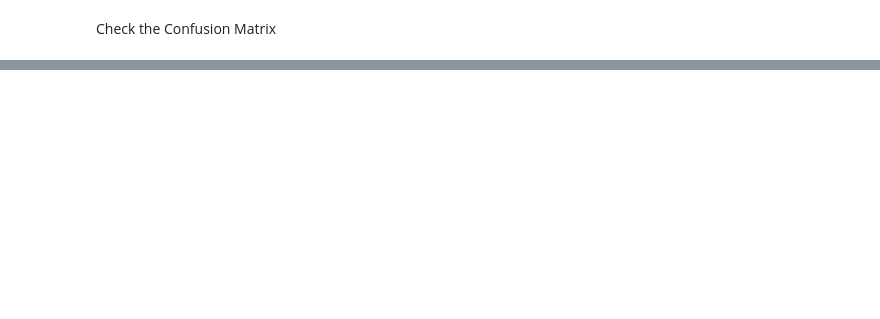
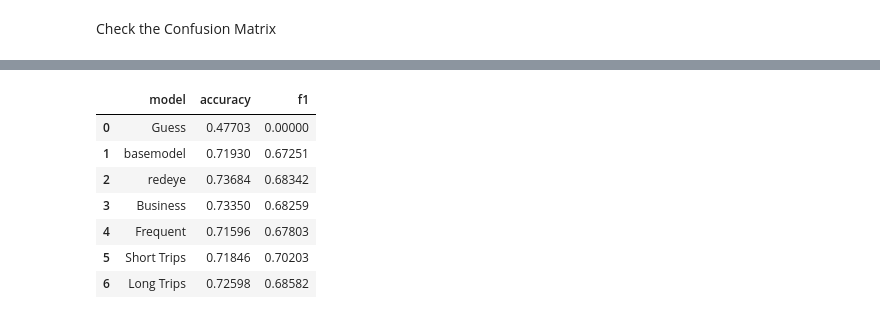
Before and after one commit to rwengstrom/AlaskaCapstone, a Jupyter notebook: Model.ipynb, the cells around one changed output, grey strips where cells are left out. Cells and saved outputs as stored; diff of their text form; code cells hidden in the pictures; blank space fills up the shorter version.

```diff
--- a/Model.ipynb
+++ b/Model.ipynb
@@ -205,0 +209,7 @@ accuracy
+# %%
+basepred = np.array(baselineresult.predict(df_test) > 0.5, dtype=float)
+redeyepred = np.array(redeyeresult.predict(df_test) > 0.5, dtype=float)
+businesspred = np.array(businessresult.predict(df_test) > 0.5, dtype=float)
+frequentpred = np.array(frequentresult.predict(df_test) > 0.5, dtype=float)
+shortpred = np.array(shortresult.predict(df_test) > 0.5, dtype=float)
+longpred = np.array(longresult.predict(df_test) > 0.5, dtype=float)
@@ -205,0 +773,31 @@ accuracy
+# %%
+guessaccuracy = y_dftest.sum()/y_dftest.count()
+baselineaccuracy = accuracy_score(y_dftest, basepred)
+redeyeaccuracy = accuracy_score(y_dftest,redeyepred)
+businessaccuracy = accuracy_score(y_dftest,businesspred)
+frequentaccuracy = accuracy_score(y_dftest,frequentpred)
+shortaccuracy = accuracy_score(y_dftest,shortpred)
+longaccuracy = accuracy_score(y_dftest,longpred)
+
+baself1 = f1_score(y_dftest, basepred)
+redeyef1 = f1_score(y_dftest,redeyepred)
+businessf1 = f1_score(y_dftest,businesspred)
+frequentf1 = f1_score(y_dftest,frequentpred)
+shortf1 = f1_score(y_dftest,shortpred)
+longf1 = f1_score(y_dftest,longpred)
+
+acc = { 'model': ['Guess','basemodel','redeye','Business', 'Frequent', 'Short Trips','Long Trips'],
+        'accuracy': [guessaccuracy, baselineaccuracy, redeyeaccuracy, businessaccuracy, frequentaccuracy, shortaccuracy, longaccuracy],
+        'f1': [0, basef1, redeyef1, businessf1, frequentf1, shortf1, longf1] }
+
+accuracy = pd.DataFrame(acc)
+accuracy
+# %% [output]
+|  | model | accuracy | f1 |
+| 0 | Guess | 0.47703 | 0.00000 |
+| 1 | basemodel | 0.71930 | 0.67251 |
+| 2 | redeye | 0.73684 | 0.68342 |
+| 3 | Business | 0.73350 | 0.68259 |
+| 4 | Frequent | 0.71596 | 0.67803 |
+| 5 | Short Trips | 0.71846 | 0.70203 |
+| 6 | Long Trips | 0.72598 | 0.68582 |
```
Also changed, not shown: parts of 25 cells of this notebook, 2 other files.
